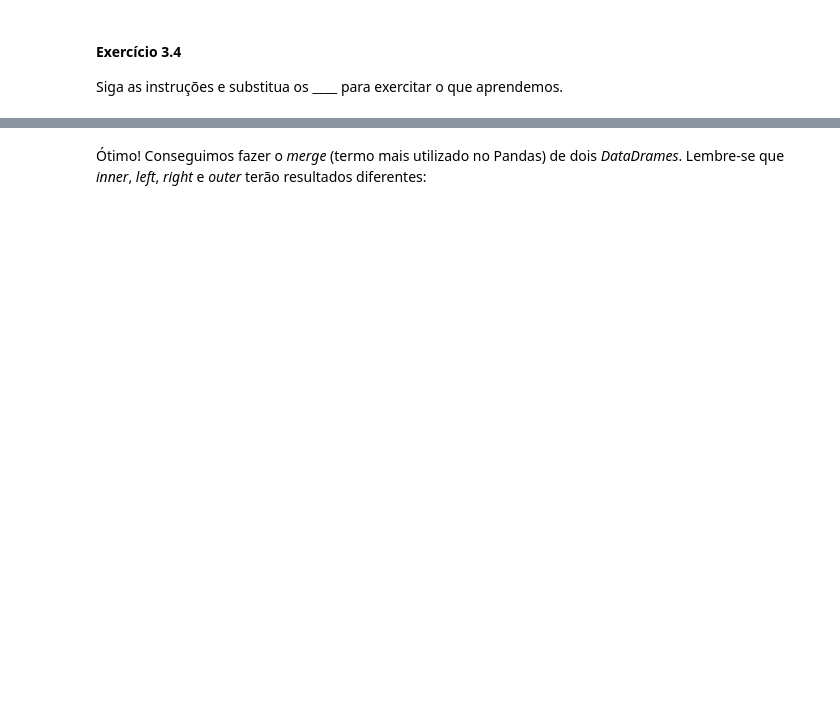
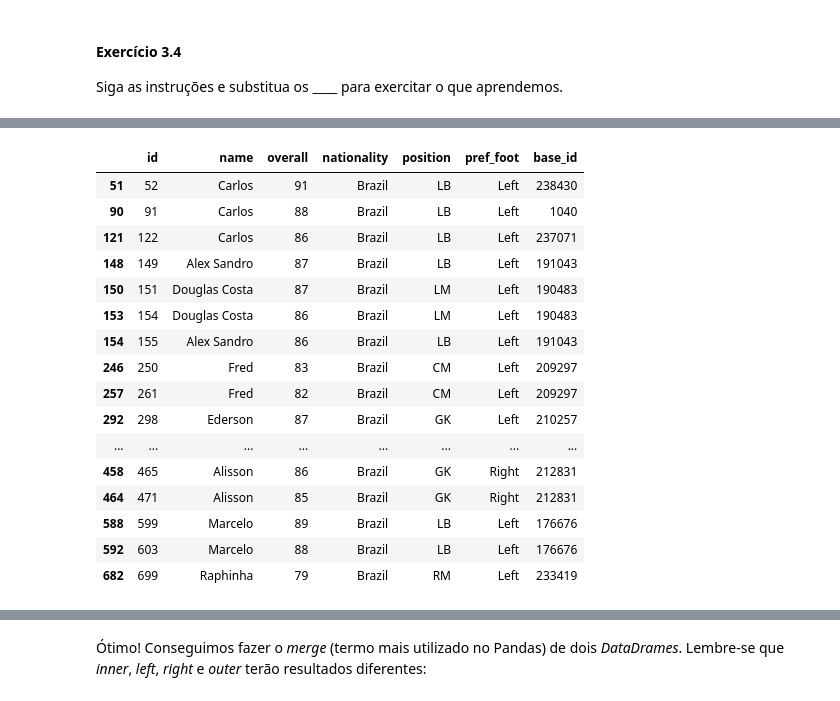
Before and after one commit to gilandrade/Trilha-Data-Science, a Jupyter notebook: Aula 1 - ML, Numpy e Pandas/GilAndradeGontijo.ipynb, the cells around one changed output, grey strips where cells are left out. Saved outputs shown, nothing was run; the diff lists cells and outputs as text; code cells hidden in the pictures; blank space fills up the shorter version.

```diff
--- a/Aula 1 - ML, Numpy e Pandas/GilAndradeGontijo.ipynb
+++ b/Aula 1 - ML, Numpy e Pandas/GilAndradeGontijo.ipynb
@@ -484,7 +537,7 @@ Use o arquivo de jogadores do FIFA Ultimate Team para os exercícios de Pandas.
 Substitua os \____ abaixo para ler o arquivo e siga as instruções para ter as visualizações iniciais.
 # %%
 # leia o arquivo (tente abrir num editor de texto antes para verificar o separador)
-fut_players = pd.read_csv(____, sep=____)
+fut_players = pd.read_csv('./dados/aula_1_fut_players.csv', sep=',')
 
 # mostre as primeiras 10 linhas de dados
-fut_players.____
+fut_players.head(10)
@@ -595,7 +843,7 @@ fut_players[[____]]._____
 # %%
 #renomeie as colunas player_id, player_name and player_extended_name para id, name and extended_name, respectivamente
-fut_players.____(
-    columns={____},
+fut_players.rename(
+    columns={'player_id':'id','player_name':'name','player_extended_name':'extended_name'},
     inplace=True
 )
 
@@ -609,6 +878,6 @@ print(fut_players.loc[____])
 #crie outro DataFrame (fut_players_2) apenas com as colunas na lista abaixo
 selected_columns = ['id', 'name', 'overall', 'nationality', 'position', 'pref_foot', 'base_id']
 
-fut_players_2 = ____
+fut_players_2 = fut_players.loc[:,selected_columns]
 
 fut_players_2.info()
@@ -620,8 +921,26 @@ aux_1.____
 # %%
 #vários jogadores bons!
 #agora mostre os jogadores brasileiros que sejam canhotos (pref_foot é Left) ou que sejam goleiros (position é GK)
-aux_2 = fut_players_2[____]
+aux_2 = fut_players_2[(fut_players_2.nationality=='Brazil')&((fut_players_2.pref_foot=='Left')|(fut_players_2.position=='GK'))]
 aux_2.head(20)
+# %% [output]
+|  | id | name | overall | nationality | position | pref_foot | base_id |
+| 51 | 52 | Carlos | 91 | Brazil | LB | Left | 238430 |
+| 90 | 91 | Carlos | 88 | Brazil | LB | Left | 1040 |
+| 121 | 122 | Carlos | 86 | Brazil | LB | Left | 237071 |
+| 148 | 149 | Alex Sandro | 87 | Brazil | LB | Left | 191043 |
+| 150 | 151 | Douglas Costa | 87 | Brazil | LM | Left | 190483 |
+| 153 | 154 | Douglas Costa | 86 | Brazil | LM | Left | 190483 |
+| 154 | 155 | Alex Sandro | 86 | Brazil | LB | Left | 191043 |
+| 246 | 250 | Fred | 83 | Brazil | CM | Left | 209297 |
+| 257 | 261 | Fred | 82 | Brazil | CM | Left | 209297 |
+| 292 | 298 | Ederson | 87 | Brazil | GK | Left | 210257 |
+| ... | ... | ... | ... | ... | ... | ... | ... |
+| 458 | 465 | Alisson | 86 | Brazil | GK | Right | 212831 |
+| 464 | 471 | Alisson | 85 | Brazil | GK | Right | 212831 |
+| 588 | 599 | Marcelo | 89 | Brazil | LB | Left | 176676 |
+| 592 | 603 | Marcelo | 88 | Brazil | LB | Left | 176676 |
+| 682 | 699 | Raphinha | 79 | Brazil | RM | Left | 233419 |
 # %% [markdown]
 ### 3.4 Juntando DataFrames
 
```
Also changed, not shown: parts of 54 cells of this notebook, 2 other files.
